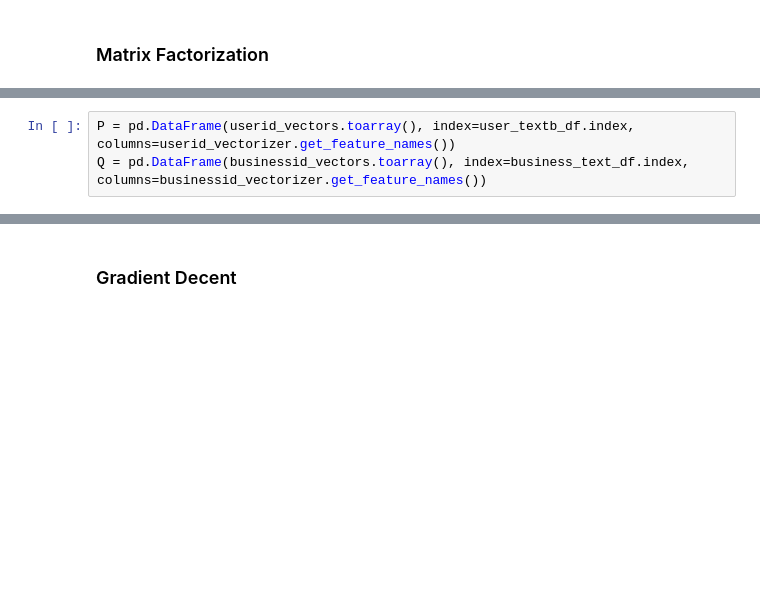
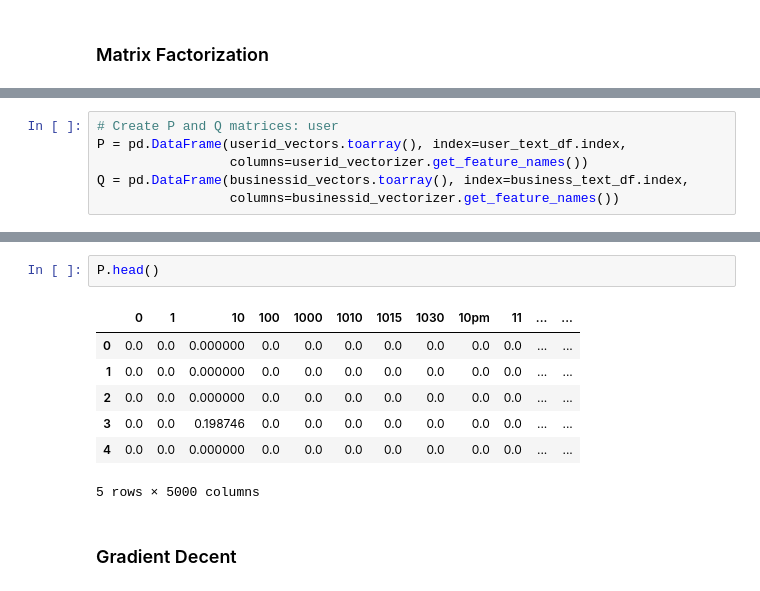
Before and after one commit to stephenjconnelly/Restaurant_Recommender, a Jupyter notebook: restaurant_recommender.ipynb, the cells around one changed output, grey strips where cells are left out. Saved outputs shown, nothing was run; the diff lists cells and outputs as text; blank space fills up the shorter version.

```diff
--- a/restaurant_recommender.ipynb
+++ b/restaurant_recommender.ipynb
@@ -105,5 +169,8 @@ userid_rating_matrix.head()
 # %%
-P = pd.DataFrame(userid_vectors.toarray(), index=user_textb_df.index, columns=userid_vectorizer.get_feature_names())
-Q = pd.DataFrame(businessid_vectors.toarray(), index=business_text_df.index, columns=businessid_vectorizer.get_feature_names())
+# Create P and Q matrices: user
+P = pd.DataFrame(userid_vectors.toarray(), index=user_text_df.index,
+                 columns=userid_vectorizer.get_feature_names())
+Q = pd.DataFrame(businessid_vectors.toarray(), index=business_text_df.index,
+                 columns=businessid_vectorizer.get_feature_names())
 # %%
 Q.head()
@@ -110,3 +185,13 @@ Q.head()
+# %%
+P.head()
+# %% [output]
+|  | 0 | 1 | 10 | 100 | 1000 | 1010 | 1015 | 1030 | 10pm | 11 | ... | ... |
+| 0 | 0.0 | 0.0 | 0.000000 | 0.0 | 0.0 | 0.0 | 0.0 | 0.0 | 0.0 | 0.0 | ... | ... |
+| 1 | 0.0 | 0.0 | 0.000000 | 0.0 | 0.0 | 0.0 | 0.0 | 0.0 | 0.0 | 0.0 | ... | ... |
+| 2 | 0.0 | 0.0 | 0.000000 | 0.0 | 0.0 | 0.0 | 0.0 | 0.0 | 0.0 | 0.0 | ... | ... |
+| 3 | 0.0 | 0.0 | 0.198746 | 0.0 | 0.0 | 0.0 | 0.0 | 0.0 | 0.0 | 0.0 | ... | ... |
+| 4 | 0.0 | 0.0 | 0.000000 | 0.0 | 0.0 | 0.0 | 0.0 | 0.0 | 0.0 | 0.0 | ... | ... |
+5 rows × 5000 columns
 # %% [markdown]
 ### Gradient Decent
 # %%
```
Also changed, not shown: parts of 20 cells of this notebook.
